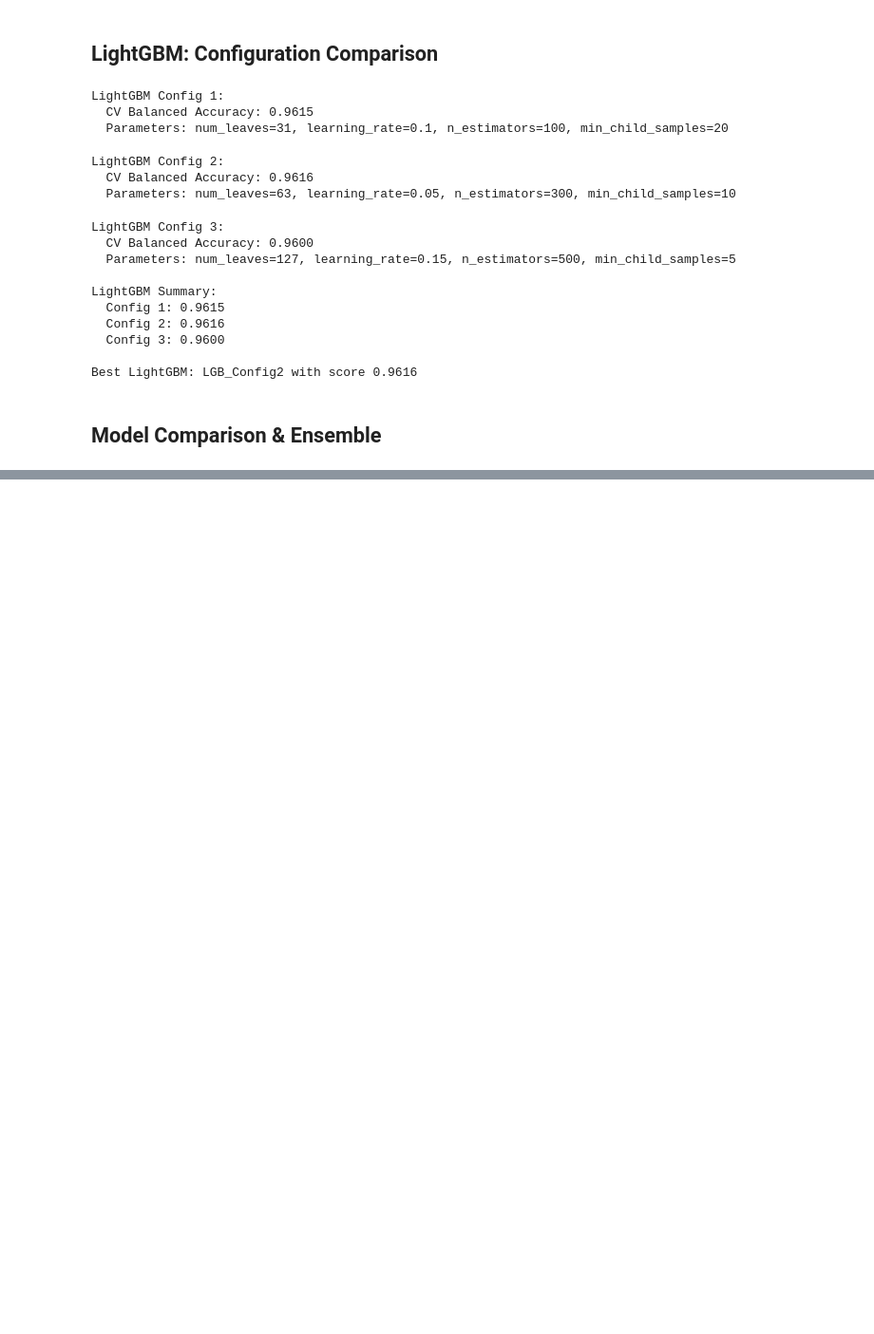
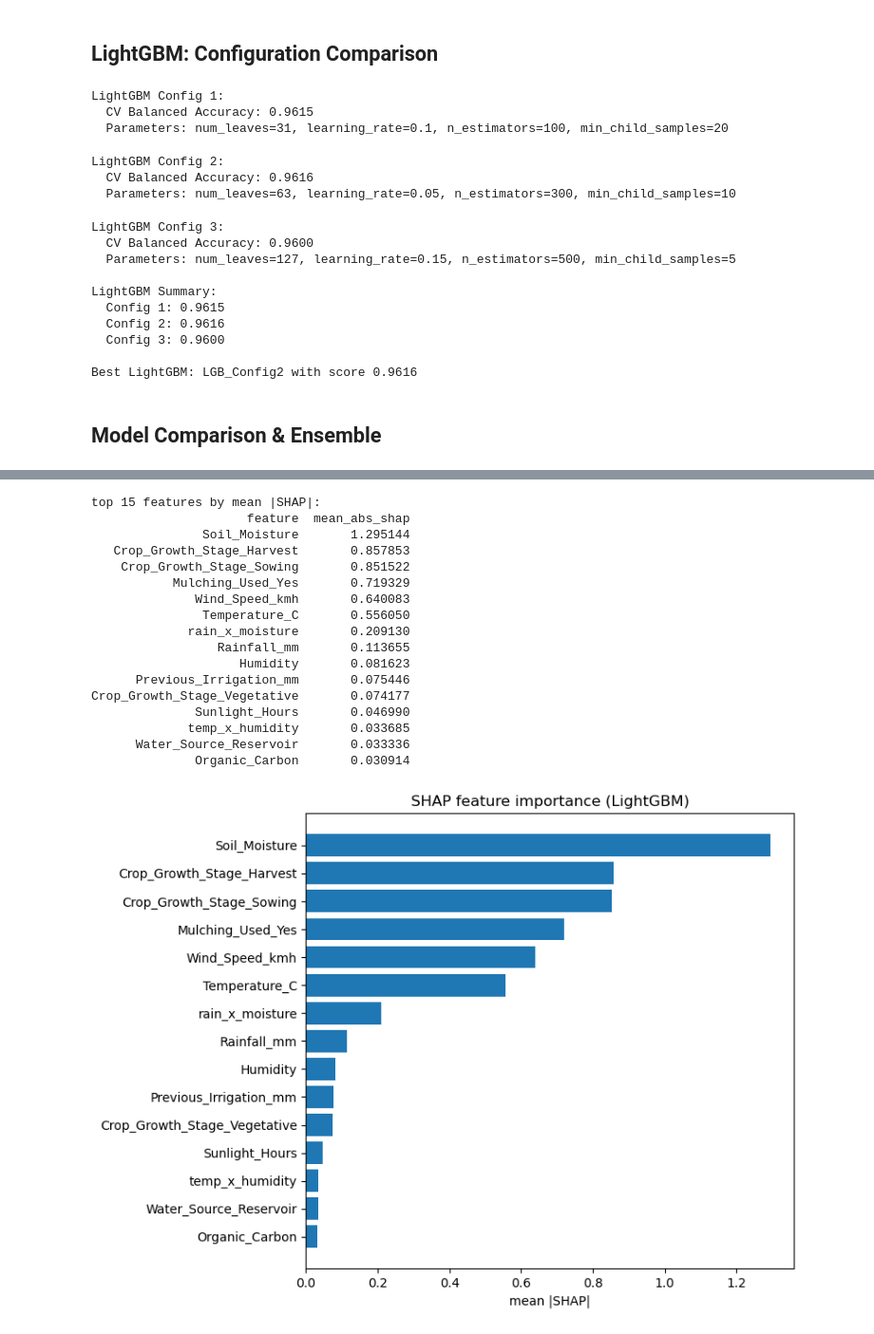
Before and after one commit to ohatakm/GSB-545-Advanced-Machine-Learning, a Jupyter notebook: Week 3/Kaggle - Predicting Irrigation Need/Predicting Irrigation Kaggle Competition.ipynb, the cells around one changed output, grey strips where cells are left out. Shown at 95% size. Drawn from its saved outputs; the diff is of its cells as text; code cells hidden in the pictures; blank space fills up the shorter version.

```diff
--- a/Week 3/Kaggle - Predicting Irrigation Need/Predicting Irrigation Kaggle Competition.ipynb
+++ b/Week 3/Kaggle - Predicting Irrigation Need/Predicting Irrigation Kaggle Competition.ipynb
@@ -478,0 +551,15 @@ Model                                    CV Balanced Accuracy
+# %%
+# prepare engineered feature matrices
+X_fe = train_fe.drop(columns=["id", "Irrigation_Need"])
+y_fe = train_fe["Irrigation_Need"]
+X_fe_test = test_fe.drop(columns=["id"])
+
+X_fe = pd.get_dummies(X_fe, drop_first=True)
+X_fe_test = pd.get_dummies(X_fe_test, drop_first=True)
+X_fe_test = X_fe_test.reindex(columns=X_fe.columns, fill_value=0)
+
+le_fe = LabelEncoder()
+y_fe_encoded = le_fe.fit_transform(y_fe)
+
+print(f"feature count (original): {X.shape[1]}")
+print(f"feature count (engineered): {X_fe.shape[1]}")
@@ -478,0 +714,50 @@ Model                                    CV Balanced Accuracy
+# %%
+# SHAP values on a 500-row subsample for speed
+shap_sample = X_val.sample(500, random_state=42)
+
+explainer = shap.TreeExplainer(lgb_fe)
+shap_values = explainer.shap_values(shap_sample)
+
+# LightGBM returns (n_samples, n_features, n_classes) — average abs over samples and classes
+sv = np.array(shap_values)
+if sv.ndim == 3:
+    mean_abs_shap = np.abs(sv).mean(axis=(0, 2))  # -> (n_features,)
+else:
+    mean_abs_shap = np.abs(sv).mean(axis=0)
+
+shap_df = pd.DataFrame({
+    "feature": shap_sample.columns[:len(mean_abs_shap)],
+    "mean_abs_shap": mean_abs_shap
+}).sort_values("mean_abs_shap", ascending=False)
+
+print("top 15 features by mean |SHAP|:")
+print(shap_df.head(15).to_string(index=False))
+
+# bar plot of top 15
+top15 = shap_df.head(15)
+plt.figure(figsize=(8, 6))
+plt.barh(top15["feature"][::-1], top15["mean_abs_shap"][::-1])
+plt.xlabel("mean |SHAP|")
+plt.title("SHAP feature importance (LightGBM)")
+plt.tight_layout()
+plt.savefig("shap_beeswarm_w5.png", dpi=100, bbox_inches='tight')
+plt.show()
+# %% [output]
+top 15 features by mean |SHAP|:
+                     feature  mean_abs_shap
+               Soil_Moisture       1.295144
+   Crop_Growth_Stage_Harvest       0.857853
+    Crop_Growth_Stage_Sowing       0.851522
+           Mulching_Used_Yes       0.719329
+              Wind_Speed_kmh       0.640083
+               Temperature_C       0.556050
+             rain_x_moisture       0.209130
+                 Rainfall_mm       0.113655
+                    Humidity       0.081623
+      Previous_Irrigation_mm       0.075446
+Crop_Growth_Stage_Vegetative       0.074177
+              Sunlight_Hours       0.046990
+             temp_x_humidity       0.033685
+      Water_Source_Reservoir       0.033336
+              Organic_Carbon       0.030914
+[figure, added]
```
Also changed, not shown: parts of 18 cells of this notebook, 11 other files.
